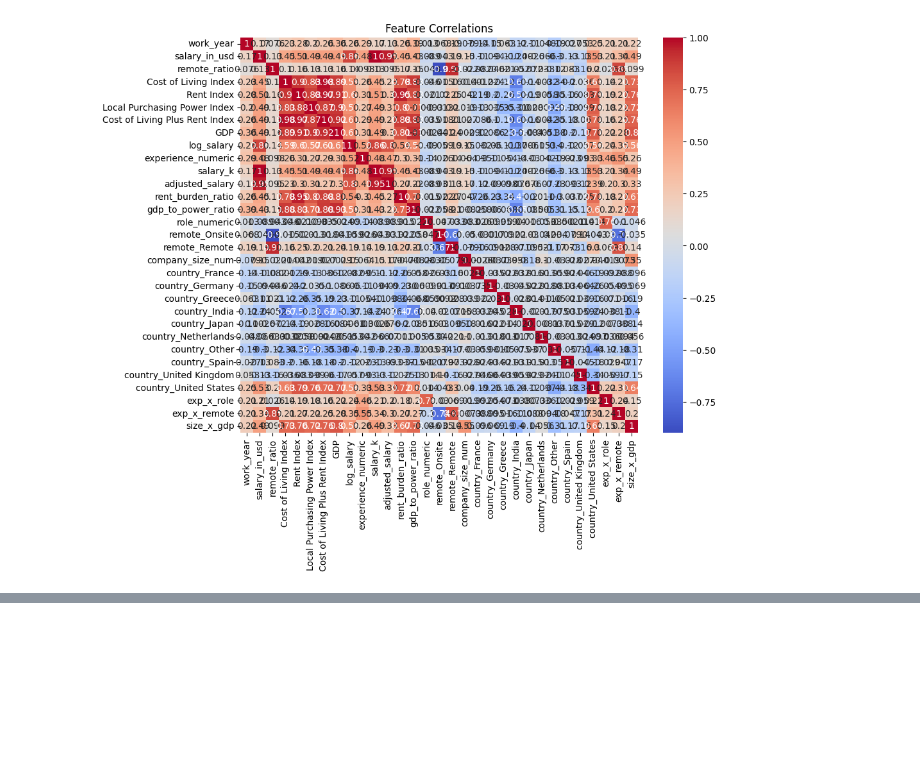
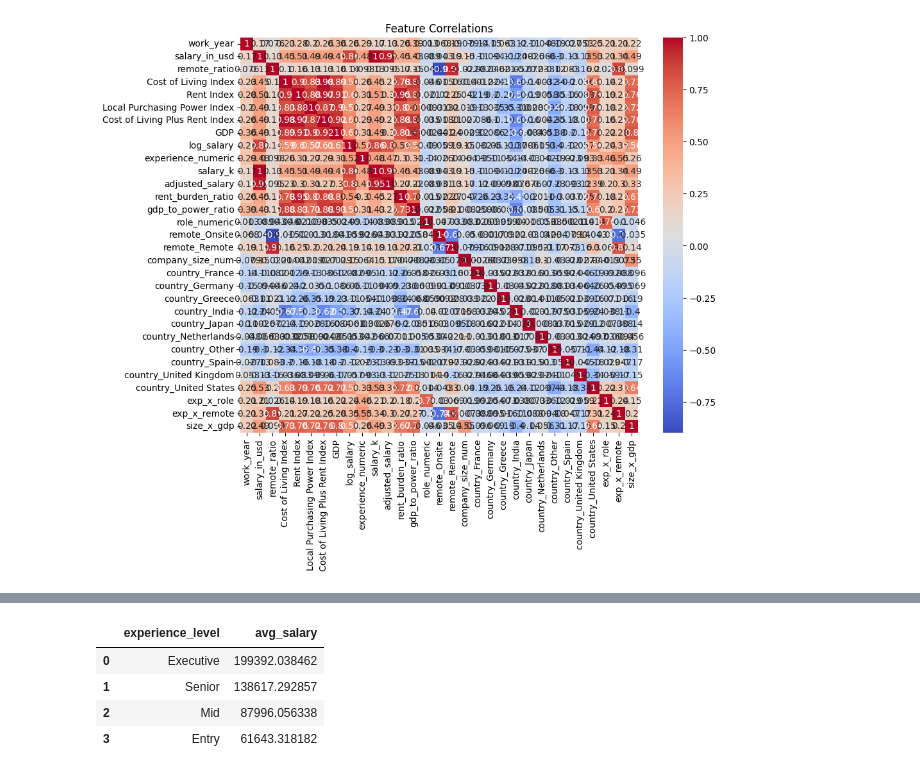
Before and after one commit to Uman-66/ai-driven-salary-analysis, a Jupyter notebook: notebooks/01_data_loading_and_overview.ipynb, the cells around one changed output, grey strips where cells are left out. Saved outputs shown, nothing was run; the diff lists cells and outputs as text; code cells hidden in the pictures; blank space fills up the shorter version.

```diff
--- a/notebooks/01_data_loading_and_overview.ipynb
+++ b/notebooks/01_data_loading_and_overview.ipynb
@@ -538,0 +574,14 @@ plt.show()
+# %%
+query = """
+SELECT experience_level, AVG(salary_in_usd) AS avg_salary
+FROM salary_data
+GROUP BY experience_level
+ORDER BY avg_salary DESC;
+"""
+pd.read_sql(query, conn)
+# %% [output]
+|  | experience_level | avg_salary |
+| 0 | Executive | 199392.038462 |
+| 1 | Senior | 138617.292857 |
+| 2 | Mid | 87996.056338 |
+| 3 | Entry | 61643.318182 |
```
Also changed, not shown: parts of 8 cells of this notebook.
